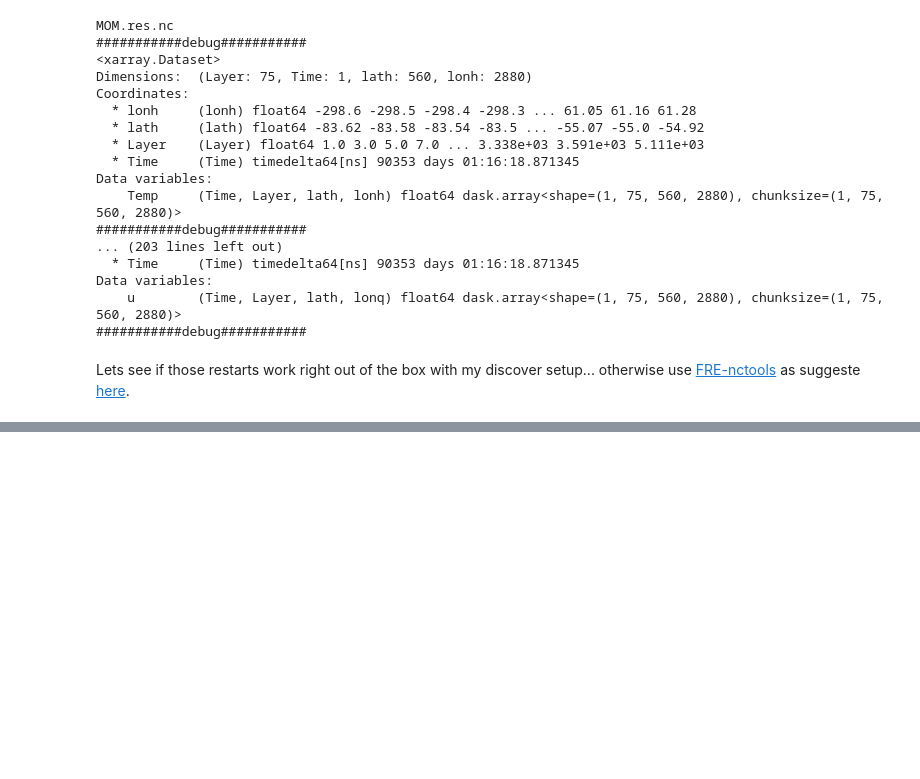
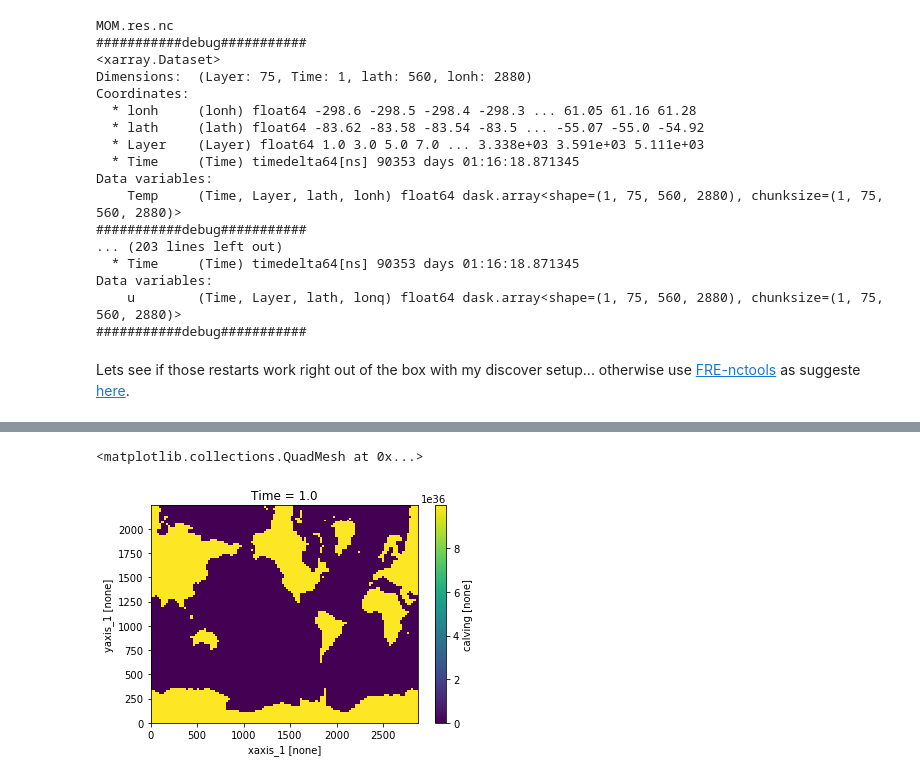
Before and after one commit to jbusecke/mom6_design, a Jupyter notebook: notebooks/gfdl_combine_restarts_OM4p0125.ipynb, the cells around one changed output, grey strips where cells are left out. Cells and saved outputs as stored; diff of their text form; code cells hidden in the pictures; blank space fills up the shorter version.

```diff
--- a/notebooks/gfdl_combine_restarts_OM4p0125.ipynb
+++ b/notebooks/gfdl_combine_restarts_OM4p0125.ipynb
@@ -147,0 +183,3 @@ Lets see if those restarts work right out of the box with my discover setup... o
+# %%
+ds_check_icemodel = xr.open_mfdataset(os.path.join(odir,'ice_model.res.nc'))
+ds_check_icemodel
@@ -147,0 +204,5 @@ Lets see if those restarts work right out of the box with my discover setup... o
+# %%
+ds_check_icemodel.calving.plot()
+# %% [output]
+<matplotlib.collections.QuadMesh at 0x...>
+[figure, added]
```
Also changed, not shown: parts of 7 cells of this notebook.
